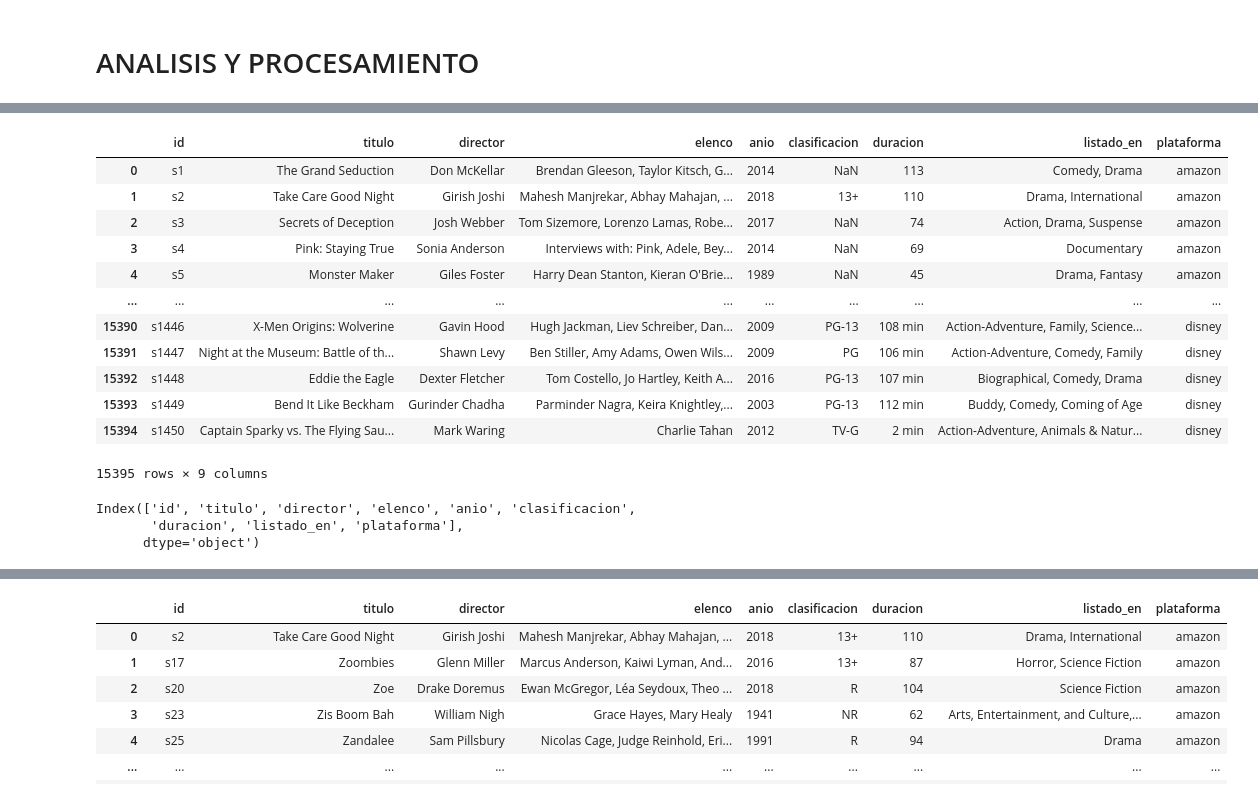
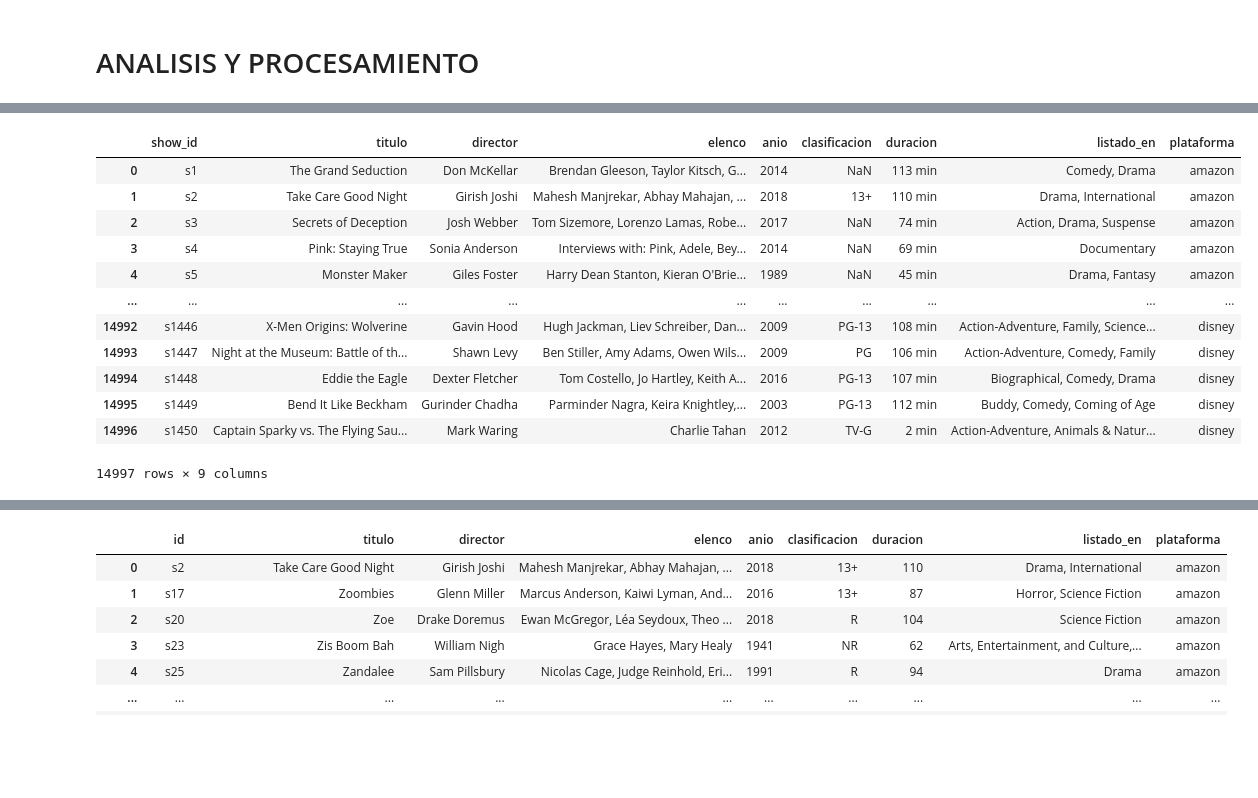
Before and after one commit to L-Ameneiro/IngeniasDataScience, a Jupyter notebook: notebooks/ANALISIS Y PROCESAMIENTO.ipynb, the cells around one changed output, grey strips where cells are left out. Drawn from its saved outputs; the diff is of its cells as text; code cells hidden in the pictures; blank space fills up the shorter version.

```diff
--- a/notebooks/ANALISIS Y PROCESAMIENTO.ipynb
+++ b/notebooks/ANALISIS Y PROCESAMIENTO.ipynb
@@ -10,6 +10,6 @@ import scipy as stats
 import re
 # %%
 # Se importa el dataset final (CSV) y se visualiza
-peliculas=pd.read_csv(r'peliculas.csv')
-peliculas
+pelis=pd.read_csv(r'..\\datasets\\peliculas1.csv')
+pelis.head(5)
 # %% [output]
@@ -108,25 +37,18 @@ plt.show()
 # %%
-#Se borran las columnas que no se utilizarán
-pel=peliculas.drop(['fecha_agregado', 'pais', 'tipo', 'descripcion'],axis=1)
-pel
+# borramos las columnas que no utilizaremos en esta etapa
+pelis = pelis.drop(['tipo', 'descripcion'],axis=1)
+pelis
 # %% [output]
-|  | id | titulo | director | elenco | anio | clasificacion | duracion | listado_en | plataforma |
-| 0 | s1 | The Grand Seduction | Don McKellar | Brendan Gleeson, Taylor Kitsch, G... | 2014 | NaN | 113 | Comedy, Drama | amazon |
-| 1 | s2 | Take Care Good Night | Girish Joshi | Mahesh Manjrekar, Abhay Mahajan, ... | 2018 | 13+ | 110 | Drama, International | amazon |
-| 2 | s3 | Secrets of Deception | Josh Webber | Tom Sizemore, Lorenzo Lamas, Robe... | 2017 | NaN | 74 | Action, Drama, Suspense | amazon |
-| 3 | s4 | Pink: Staying True | Sonia Anderson | Interviews with: Pink, Adele, Bey... | 2014 | NaN | 69 | Documentary | amazon |
-| 4 | s5 | Monster Maker | Giles Foster | Harry Dean Stanton, Kieran O'Brie... | 1989 | NaN | 45 | Drama, Fantasy | amazon |
+|  | show_id | titulo | director | elenco | anio | clasificacion | duracion | listado_en | plataforma |
+| 0 | s1 | The Grand Seduction | Don McKellar | Brendan Gleeson, Taylor Kitsch, G... | 2014 | NaN | 113 min | Comedy, Drama | amazon |
+| 1 | s2 | Take Care Good Night | Girish Joshi | Mahesh Manjrekar, Abhay Mahajan, ... | 2018 | 13+ | 110 min | Drama, International | amazon |
+| 2 | s3 | Secrets of Deception | Josh Webber | Tom Sizemore, Lorenzo Lamas, Robe... | 2017 | NaN | 74 min | Action, Drama, Suspense | amazon |
+| 3 | s4 | Pink: Staying True | Sonia Anderson | Interviews with: Pink, Adele, Bey... | 2014 | NaN | 69 min | Documentary | amazon |
+| 4 | s5 | Monster Maker | Giles Foster | Harry Dean Stanton, Kieran O'Brie... | 1989 | NaN | 45 min | Drama, Fantasy | amazon |
 | ... | ... | ... | ... | ... | ... | ... | ... | ... | ... |
-| 15390 | s1446 | X-Men Origins: Wolverine | Gavin Hood | Hugh Jackman, Liev Schreiber, Dan... | 2009 | PG-13 | 108 min | Action-Adventure, Family, Science... | disney |
-| 15391 | s1447 | Night at the Museum: Battle of th... | Shawn Levy | Ben Stiller, Amy Adams, Owen Wils... | 2009 | PG | 106 min | Action-Adventure, Comedy, Family | disney |
-| 15392 | s1448 | Eddie the Eagle | Dexter Fletcher | Tom Costello, Jo Hartley, Keith A... | 2016 | PG-13 | 107 min | Biographical, Comedy, Drama | disney |
-| 15393 | s1449 | Bend It Like Beckham | Gurinder Chadha | Parminder Nagra, Keira Knightley,... | 2003 | PG-13 | 112 min | Buddy, Comedy, Coming of Age | disney |
-| 15394 | s1450 | Captain Sparky vs. The Flying Sau... | Mark Waring | Charlie Tahan | 2012 | TV-G | 2 min | Action-Adventure, Animals & Natur... | disney |
+| 14992 | s1446 | X-Men Origins: Wolverine | Gavin Hood | Hugh Jackman, Liev Schreiber, Dan... | 2009 | PG-13 | 108 min | Action-Adventure, Family, Science... | disney |
+| 14993 | s1447 | Night at the Museum: Battle of th... | Shawn Levy | Ben Stiller, Amy Adams, Owen Wils... | 2009 | PG | 106 min | Action-Adventure, Comedy, Family | disney |
+| 14994 | s1448 | Eddie the Eagle | Dexter Fletcher | Tom Costello, Jo Hartley, Keith A... | 2016 | PG-13 | 107 min | Biographical, Comedy, Drama | disney |
+| 14995 | s1449 | Bend It Like Beckham | Gurinder Chadha | Parminder Nagra, Keira Knightley,... | 2003 | PG-13 | 112 min | Buddy, Comedy, Coming of Age | disney |
+| 14996 | s1450 | Captain Sparky vs. The Flying Sau... | Mark Waring | Charlie Tahan | 2012 | TV-G | 2 min | Action-Adventure, Animals & Natur... | disney |
-15395 rows × 9 columns
+14997 rows × 9 columns
-# %%
-#Se verifica que se hayan borrado las columnas
-print(pel.columns)
-# %% [output]
-Index(['id', 'titulo', 'director', 'elenco', 'anio', 'clasificacion',
-       'duracion', 'listado_en', 'plataforma'],
-      dtype='object')
```
Also changed, not shown: parts of 33 cells of this notebook, 21 other files.
